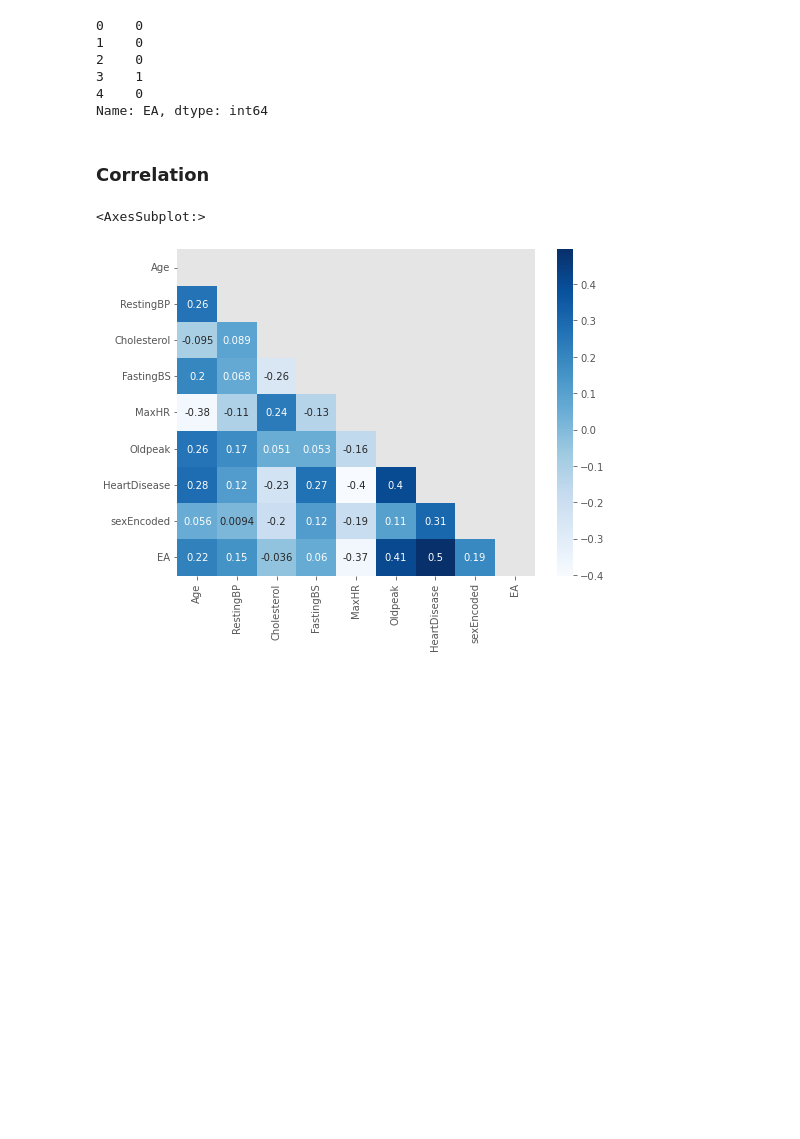
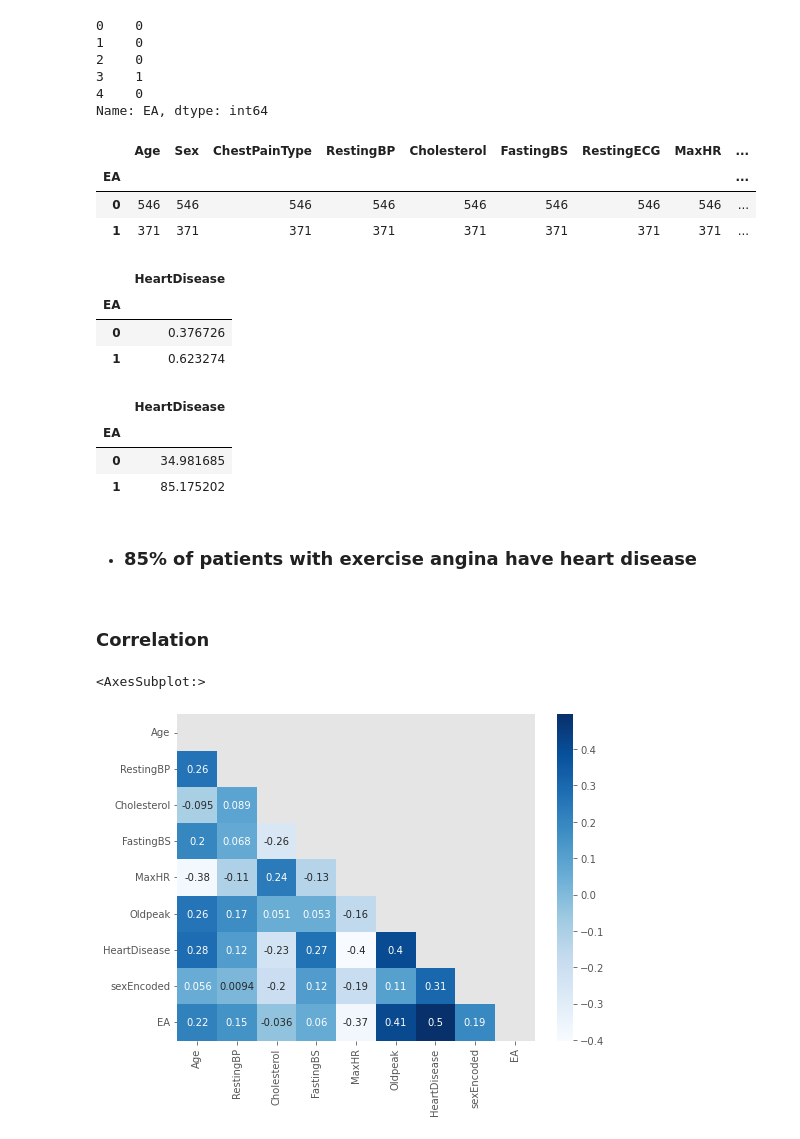
Before and after one commit to RohithOfRivia/Heart-Disease-Prediction, a Jupyter notebook: Heart Failure EDA and Prediction(DT and RFC).ipynb, the cells around one changed output. Cells and saved outputs as stored; diff of their text form; code cells hidden in the pictures; blank space fills up the shorter version.

```diff
--- a/Heart Failure EDA and Prediction(DT and RFC).ipynb
+++ b/Heart Failure EDA and Prediction(DT and RFC).ipynb
@@ -322,6 +311,29 @@ df['EA'].head(5)
 3    1
 4    0
 Name: EA, dtype: int64
+# %%
+df.groupby('EA').count()
+# %% [output]
+|  | Age | Sex | ChestPainType | RestingBP | Cholesterol | FastingBS | RestingECG | MaxHR | ... |
+| EA |  |  |  |  |  |  |  |  | ... |
+| 0 | 546 | 546 | 546 | 546 | 546 | 546 | 546 | 546 | ... |
+| 1 | 371 | 371 | 371 | 371 | 371 | 371 | 371 | 371 | ... |
+# %%
+df.groupby('EA').sum()[['HeartDisease']] / 507
+# %% [output]
+|  | HeartDisease |
+| EA |  |
+| 0 | 0.376726 |
+| 1 | 0.623274 |
+# %%
+df.groupby('EA').sum()[['HeartDisease']] / df.groupby('EA').count()[['HeartDisease']] * 100
+# %% [output]
+|  | HeartDisease |
+| EA |  |
+| 0 | 34.981685 |
+| 1 | 85.175202 |
+# %% [markdown]
+- ### 85% of patients with exercise angina have heart disease
 # %% [markdown]
 ### Correlation
 # %%
```
Also changed, not shown: parts of 19 cells of this notebook.
